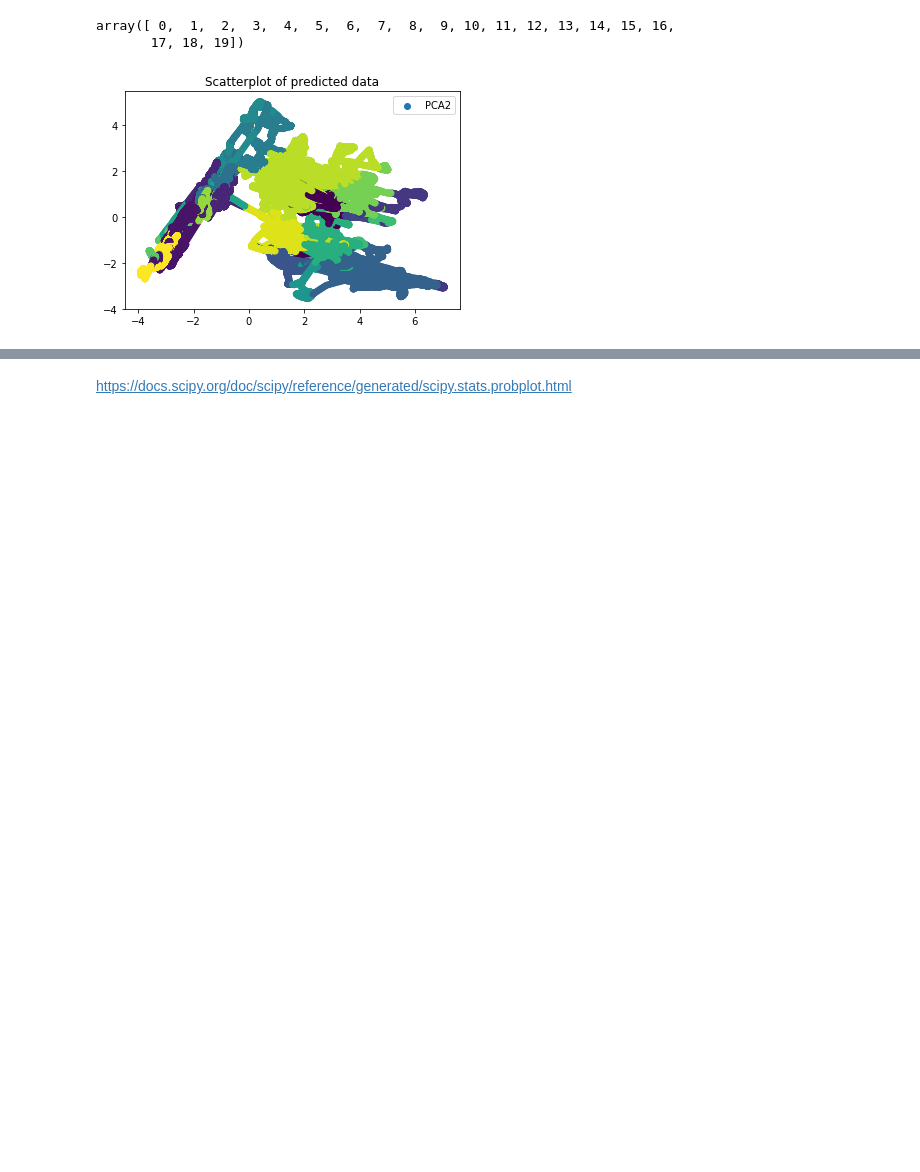
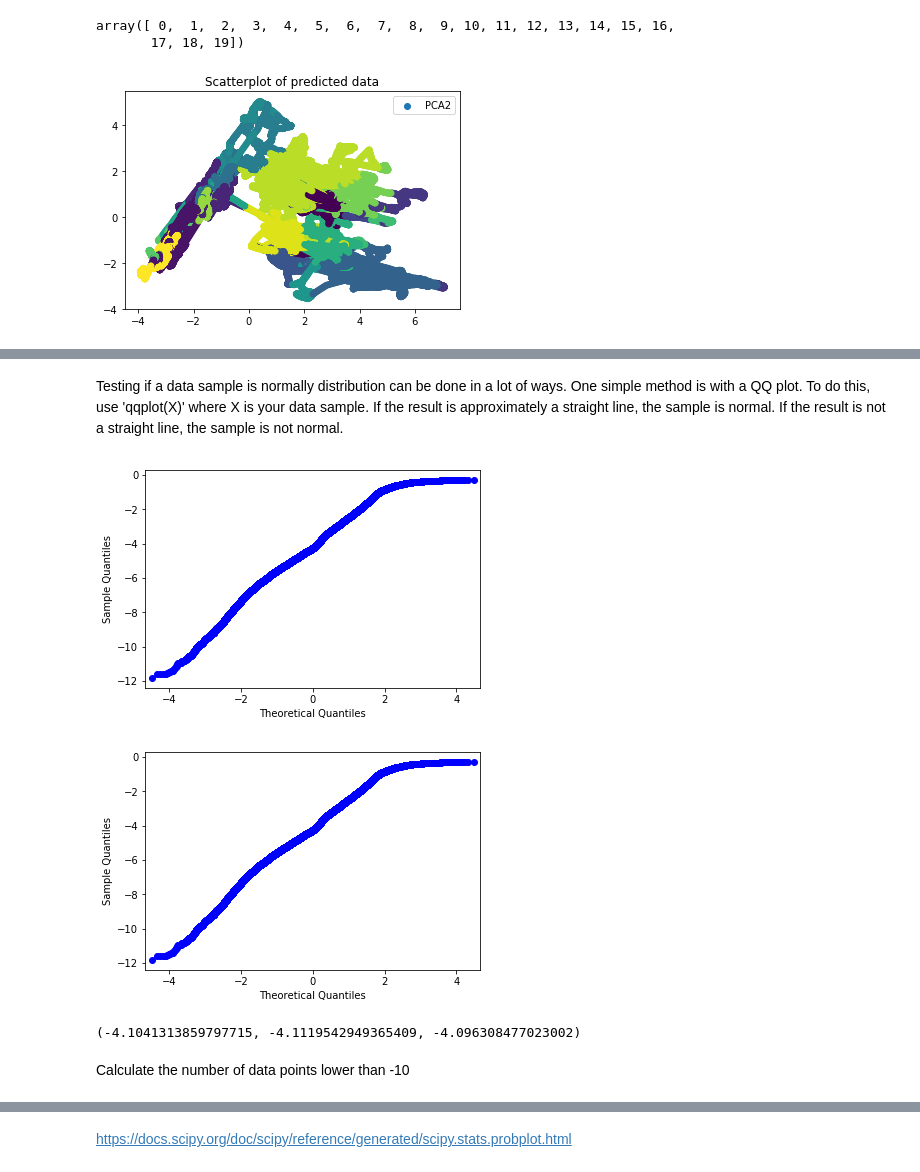
Before and after one commit to arunna09/AnomalyDetection, a Jupyter notebook: Notebooks/GMM_Base_PCA_applied.ipynb, the cells around one changed output, grey strips where cells are left out. Cells and saved outputs as stored; diff of their text form; code cells hidden in the pictures; blank space fills up the shorter version.

```diff
--- a/Notebooks/GMM_Base_PCA_applied.ipynb
+++ b/Notebooks/GMM_Base_PCA_applied.ipynb
@@ -216,0 +233,13 @@ score_samp = clf.score_samples(train) #Compute the weighted log probabilities fo
+# %% [markdown]
+Testing if a data sample is normally distribution can be done in a lot of ways. One simple method is with a QQ plot. To do this, use 'qqplot(X)' where X is your data sample. If the result is approximately a straight line, the sample is normal. If the result is not a straight line, the sample is not normal.
+# %%
+import statsmodels.api as sm
+sm.qqplot(score_samp)
+# %% [output]
+[figure, added]
+[figure, added]
+# %%
+ss_mean, ss_m_minus_h, ss_m_plus_h = mean_confidence_interval(score_samp)
+ss_mean, ss_m_minus_h, ss_m_plus_h
+# %% [output]
+(-4.1041313859797715, -4.1119542949365409, -4.096308477023002)
@@ -216,0 +259,2 @@ score_samp = clf.score_samples(train) #Compute the weighted log probabilities fo
+# %% [markdown]
+Calculate the number of data points lower than -10
```
Also changed, not shown: parts of 20 cells of this notebook.
